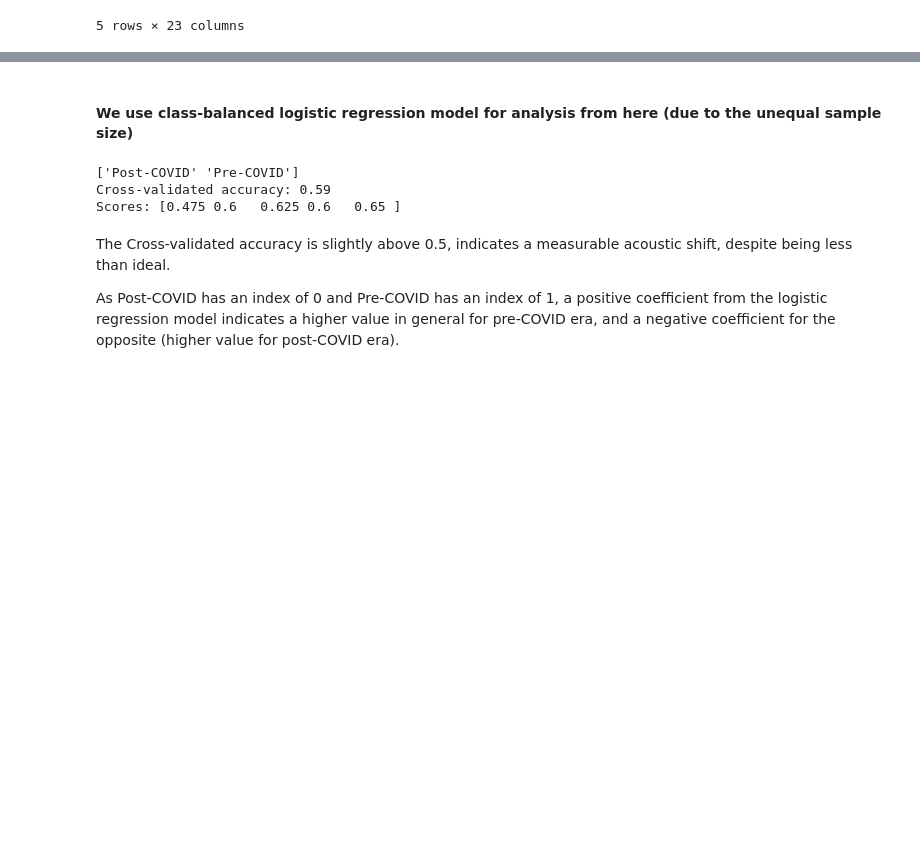
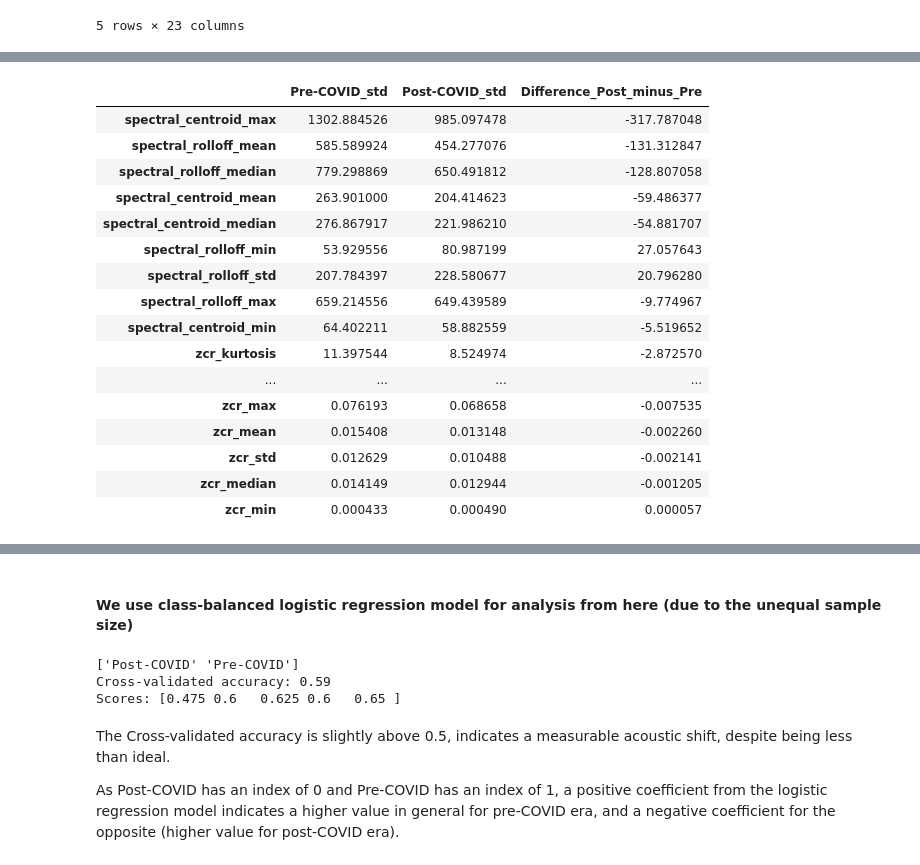
Before and after one commit to COGS108/Group081_WI26, a Jupyter notebook: 03-FinalProject.ipynb, the cells around one changed output, grey strips where cells are left out. Saved outputs shown, nothing was run; the diff lists cells and outputs as text; code cells hidden in the pictures; blank space fills up the shorter version.

```diff
--- a/03-FinalProject.ipynb
+++ b/03-FinalProject.ipynb
@@ -534,0 +590,28 @@ expanded_df.head()
+# %%
+simple_desc0 = pd.DataFrame({
+    'Pre-COVID_std': expanded_df.loc[expanded_df['Period'] == 'Pre-COVID', feature_cols].std(),
+    'Post-COVID_std': expanded_df.loc[expanded_df['Period'] == 'Post-COVID', feature_cols].std()
+})
+
+simple_desc0['Difference_Post_minus_Pre'] = simple_desc0['Post-COVID_std'] - simple_desc0['Pre-COVID_std']
+simple_desc0 = simple_desc0.sort_values('Difference_Post_minus_Pre', key=lambda s: s.abs(), ascending=False)
+
+simple_desc0
+# %% [output]
+|  | Pre-COVID_std | Post-COVID_std | Difference_Post_minus_Pre |
+| spectral_centroid_max | 1302.884526 | 985.097478 | -317.787048 |
+| spectral_rolloff_mean | 585.589924 | 454.277076 | -131.312847 |
+| spectral_rolloff_median | 779.298869 | 650.491812 | -128.807058 |
+| spectral_centroid_mean | 263.901000 | 204.414623 | -59.486377 |
+| spectral_centroid_median | 276.867917 | 221.986210 | -54.881707 |
+| spectral_rolloff_min | 53.929556 | 80.987199 | 27.057643 |
+| spectral_rolloff_std | 207.784397 | 228.580677 | 20.796280 |
+| spectral_rolloff_max | 659.214556 | 649.439589 | -9.774967 |
+| spectral_centroid_min | 64.402211 | 58.882559 | -5.519652 |
+| zcr_kurtosis | 11.397544 | 8.524974 | -2.872570 |
+| ... | ... | ... | ... |
+| zcr_max | 0.076193 | 0.068658 | -0.007535 |
+| zcr_mean | 0.015408 | 0.013148 | -0.002260 |
+| zcr_std | 0.012629 | 0.010488 | -0.002141 |
+| zcr_median | 0.014149 | 0.012944 | -0.001205 |
+| zcr_min | 0.000433 | 0.000490 | 0.000057 |
```
Also changed, not shown: parts of 6 cells of this notebook.
